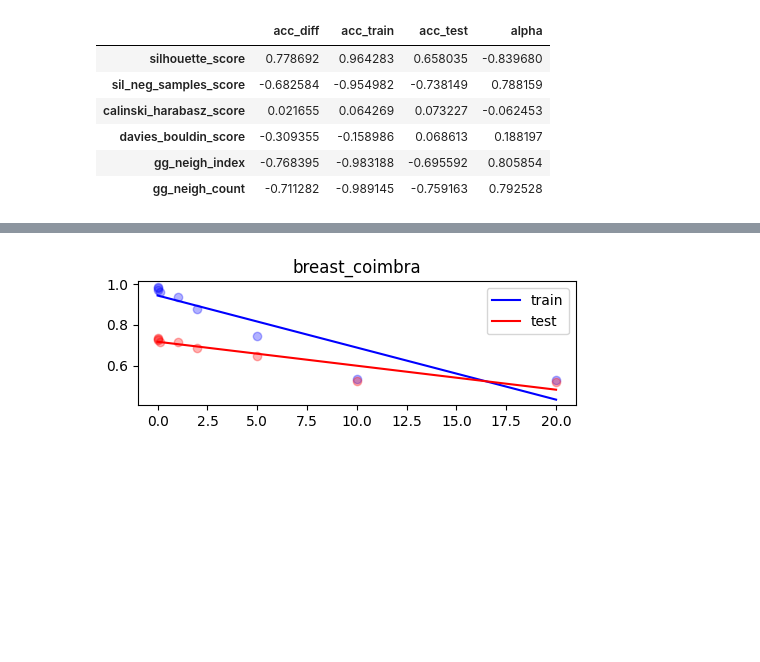
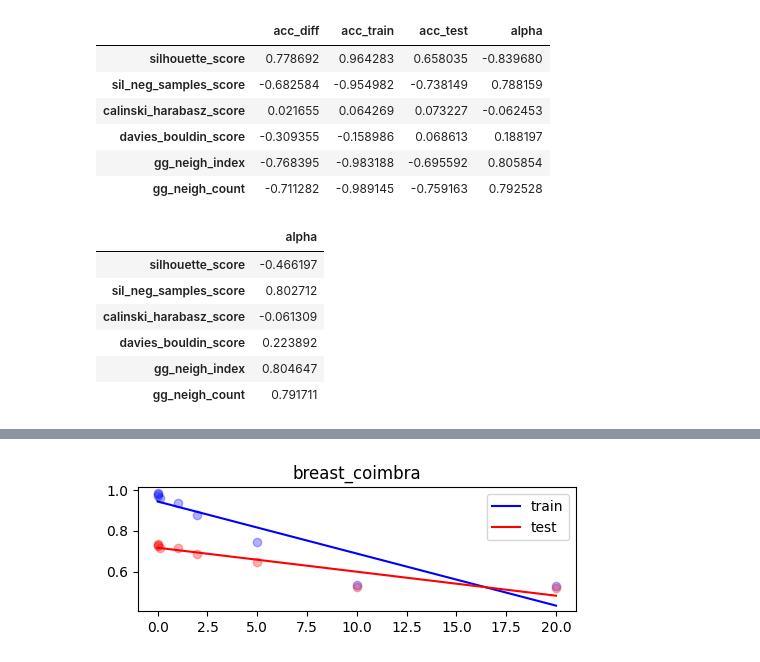
Before and after one commit to vmgustavo/202202-UFMG-RNA, a Jupyter notebook: paper02/visualize.ipynb, the cells around one changed output, grey strips where cells are left out. Cells and saved outputs as stored; diff of their text form; code cells hidden in the pictures; blank space fills up the shorter version.

```diff
--- a/paper02/visualize.ipynb
+++ b/paper02/visualize.ipynb
@@ -120,6 +148,16 @@ df.corr(numeric_only=True)[["acc_diff", "acc_train", "acc_test", "alpha"]].loc[m
 | davies_bouldin_score | -0.309355 | -0.158986 | 0.068613 | 0.188197 |
 | gg_neigh_index | -0.768395 | -0.983188 | -0.695592 | 0.805854 |
 | gg_neigh_count | -0.711282 | -0.989145 | -0.759163 | 0.792528 |
+# %%
+df_ratios.corr(numeric_only=True)[["alpha"]].loc[metrics]
+# %% [output]
+|  | alpha |
+| silhouette_score | -0.466197 |
+| sil_neg_samples_score | 0.802712 |
+| calinski_harabasz_score | -0.061309 |
+| davies_bouldin_score | 0.223892 |
+| gg_neigh_index | 0.804647 |
+| gg_neigh_count | 0.791711 |
 # %%
 aux = list()
 for name, group in df.groupby("dataset"):
```
Also changed, not shown: parts of 3 cells of this notebook.
